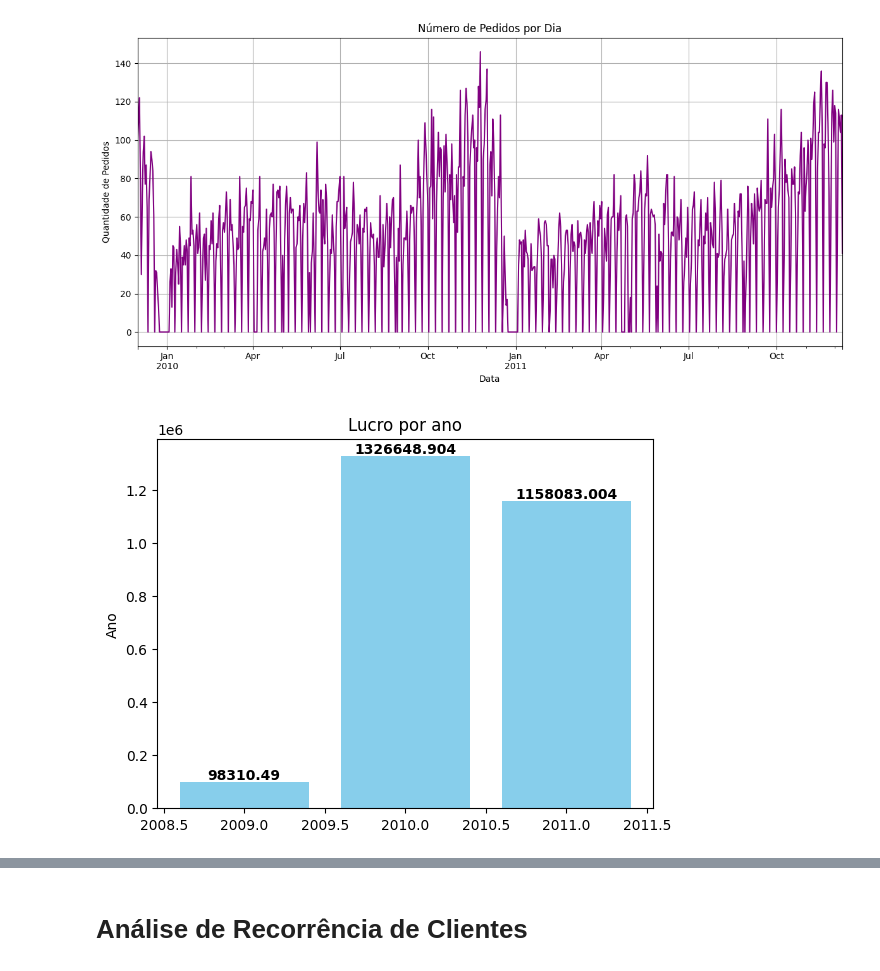
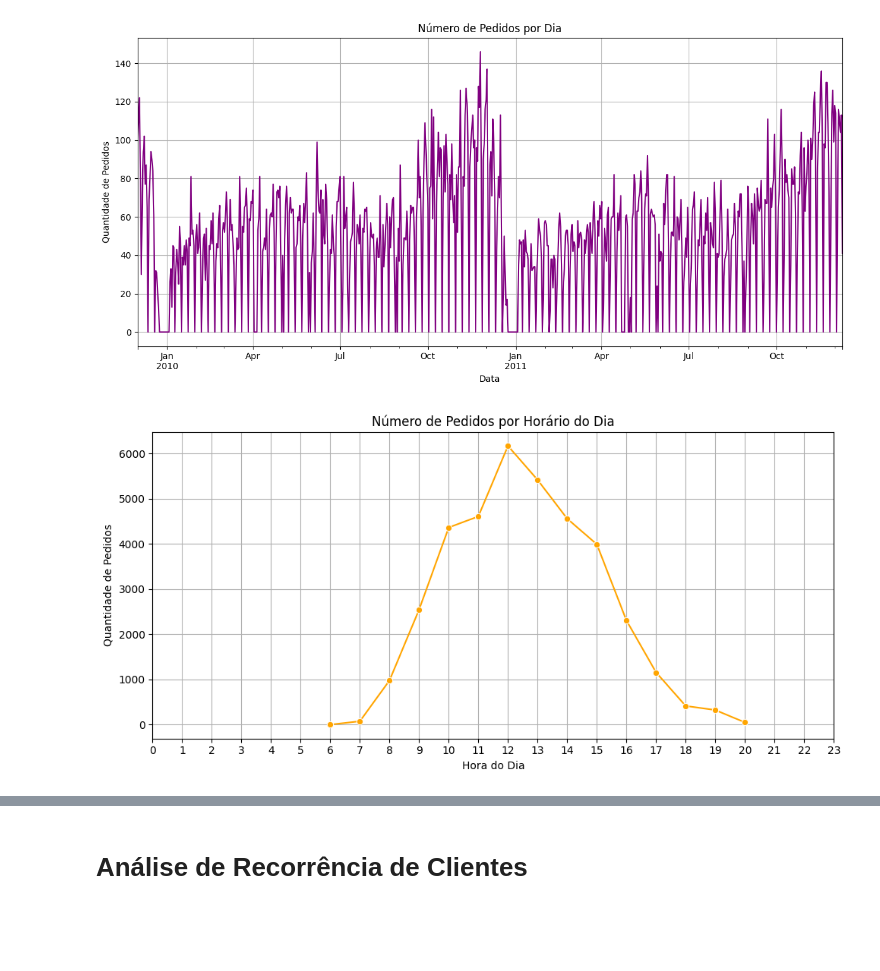
Before and after one commit to nickmorche/online_retail_data_analysis, a Jupyter notebook: data_analysis.ipynb, the cells around one changed output, grey strips where cells are left out. Saved outputs shown, nothing was run; the diff lists cells and outputs as text; code cells hidden in the pictures; blank space fills up the shorter version.

Commit message:
adicionado gráficos de vendas por hora

```diff
--- a/data_analysis.ipynb
+++ b/data_analysis.ipynb
@@ -400,24 +421,21 @@ plt.tight_layout()
 plt.show()
 # %% [output]
 [figure]
-# %%
-# Total de vendas por ano
-prices_by_year = df.groupby('ano', as_index=False)['Price'].sum()
-
-fig, ax = plt.subplots()
-barras = ax.bar(prices_by_year['ano'], prices_by_year['Price'], color='skyblue')
-
-# Adicionar os valores nas barras
-for barra in barras:
-    altura = barra.get_height()
-    ax.text(barra.get_x() + barra.get_width()/2, altura,
-            f'{altura}', ha='center', va='bottom', fontsize=10, fontweight='bold')
-
-# Configurar rótulos e título
-ax.set_ylabel('Ano')
-ax.set_title('Lucro por ano')
-
-# Mostrar o gráfico
-plt.show()
-# %% [output]
-[figure, removed]
+# %%
+df.reset_index(inplace=True)
+
+# Contar número de pedidos por hora
+orders_by_hour = df.groupby('hora')['Invoice'].nunique()
+
+# Plotar
+plt.figure(figsize=(10, 5))
+sns.lineplot(x=orders_by_hour.index, y=orders_by_hour.values, marker='o', color='orange')
+plt.title('Número de Pedidos por Horário do Dia')
+plt.xlabel('Hora do Dia')
+plt.ylabel('Quantidade de Pedidos')
+plt.xticks(range(0, 24))
+plt.grid(True)
+plt.tight_layout()
+plt.show()
+# %% [output]
+[figure, added]
```
Also changed, not shown: parts of 5 cells of this notebook.
